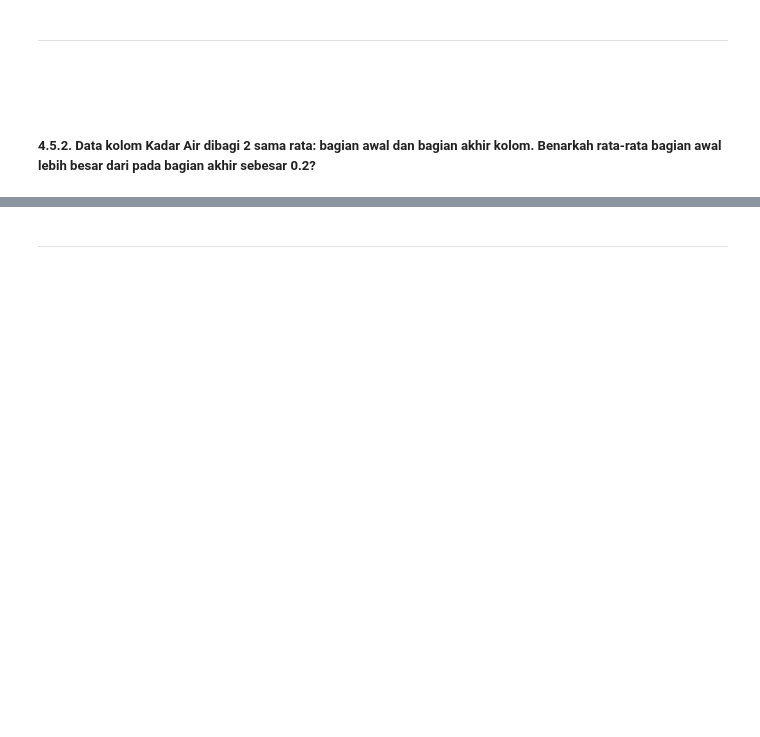
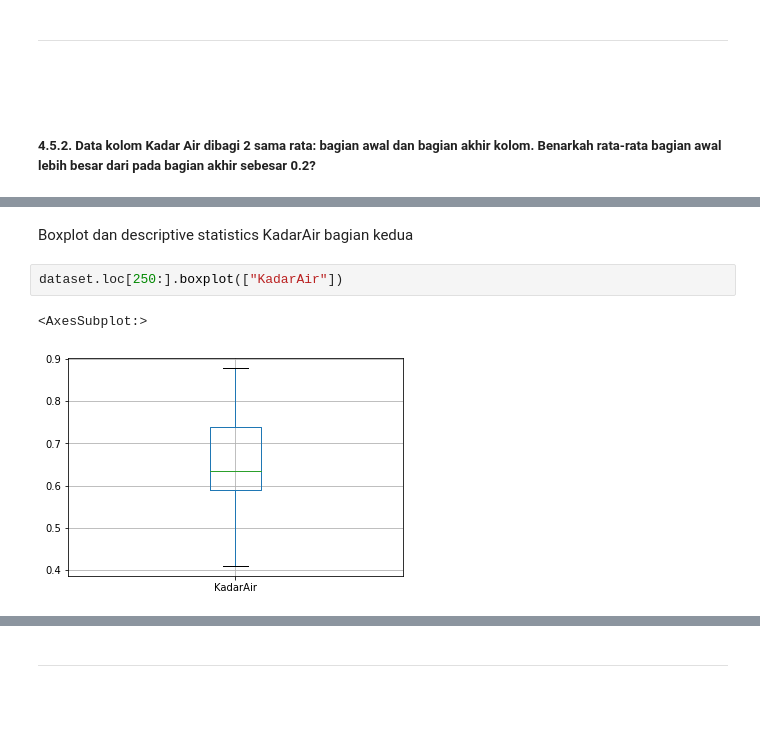
Before and after one commit to Lock1/IF2220-Probstat, a Jupyter notebook: TubesProbstat.ipynb, the cells around one changed output, grey strips where cells are left out. Saved outputs shown, nothing was run; the diff lists cells and outputs as text; blank space fills up the shorter version.

```diff
--- a/TubesProbstat.ipynb
+++ b/TubesProbstat.ipynb
@@ -1098,0 +1197,7 @@ TODO : Add
+# %% [markdown]
+Boxplot dan descriptive statistics KadarAir bagian kedua
+# %%
+dataset.loc[250:].boxplot(["KadarAir"])
+# %% [output]
+<AxesSubplot:>
+[figure, added]
```
Also changed, not shown: parts of 75 cells of this notebook, 2 other files.
